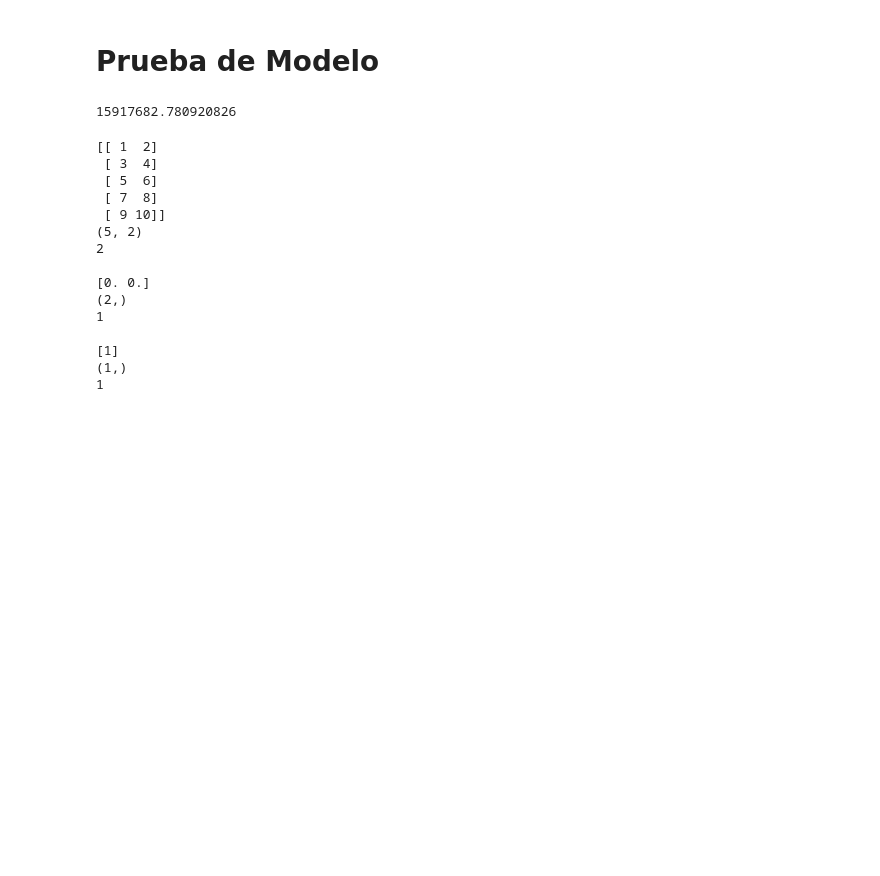
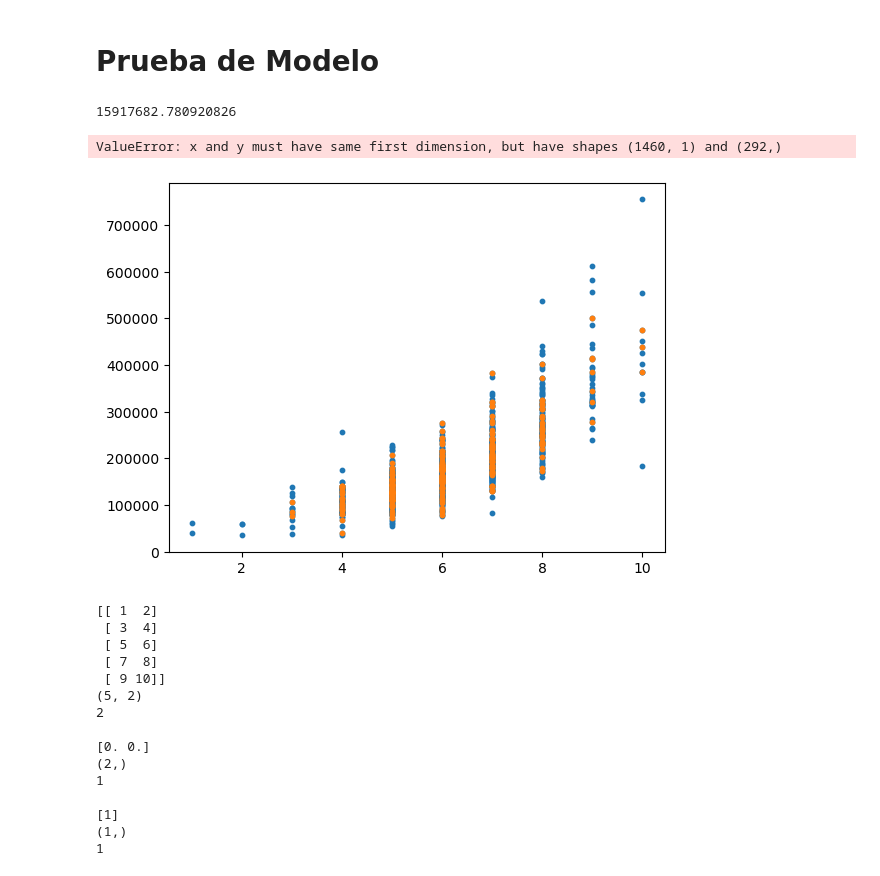
Before and after one commit to carlosriverayong/DS_Homeworks, a Jupyter notebook: Proyecto_RegresionLineal/Proyecto_Regresion.ipynb, the cells around one changed output. Drawn from its saved outputs; the diff is of its cells as text; code cells hidden in the pictures; blank space fills up the shorter version.

```diff
--- a/Proyecto_RegresionLineal/Proyecto_Regresion.ipynb
+++ b/Proyecto_RegresionLineal/Proyecto_Regresion.ipynb
@@ -255,14 +281,13 @@ X2 = X2.reshape(1460,1)
 # %%
 Prueba = RegresionLineal()
 
 Prueba.ajustar(X1_Train,Y_Train,250)
 
 Prediccion = Prueba.predecir(X1_Test)
-
-mse = np.mean(Y_Test - Prediccion)**2
-print(mse)
 # %% [output]
 15917682.780920826
+ValueError: x and y must have same first dimension, but have shapes (1460, 1) and (292,)
+[figure, added]
 # %%
 prueba_x1 = np.array([[1,2], [3,4], [5,6], [7,8], [9, 10] ])
 
```
Also changed, not shown: parts of 3 cells of this notebook, 1 other file.
